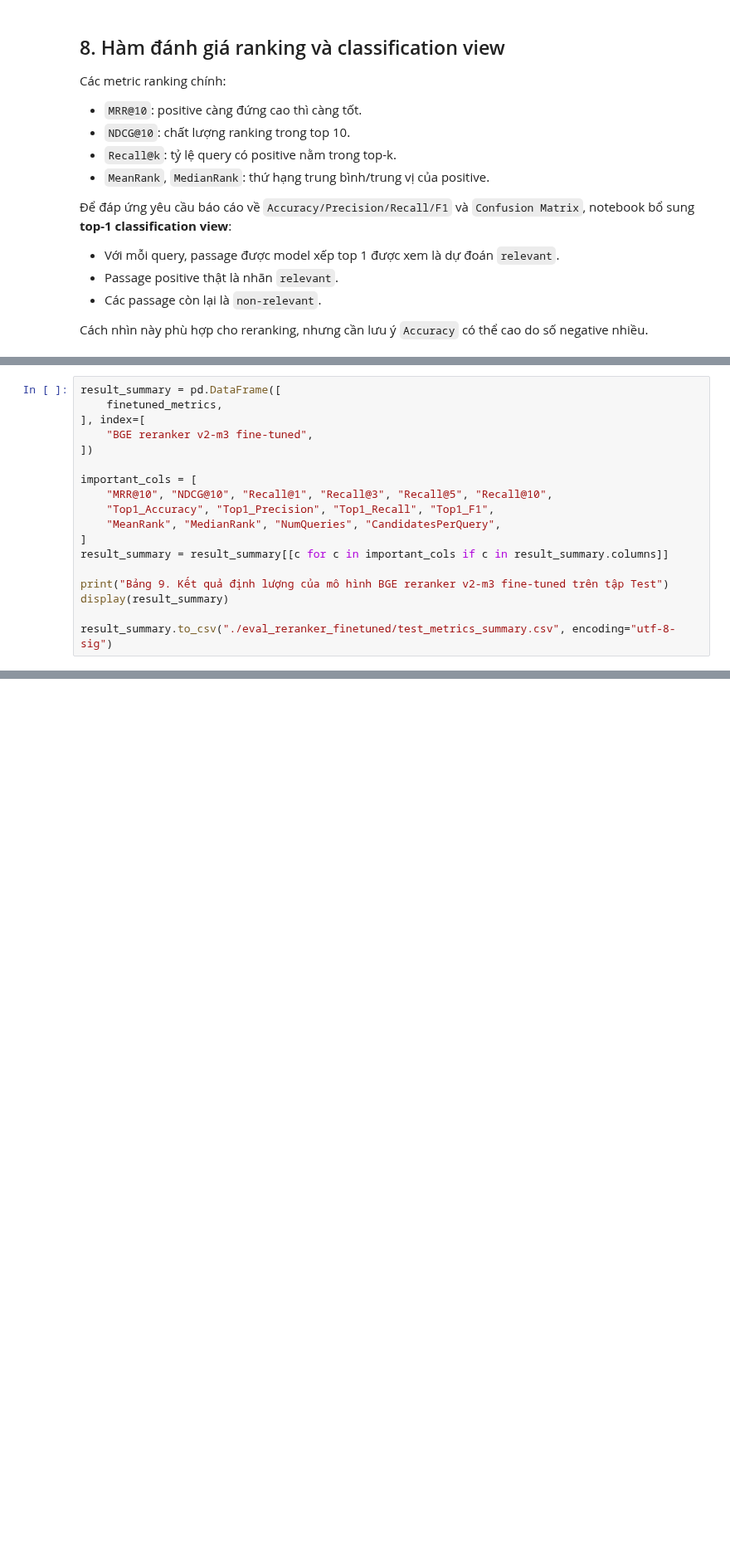
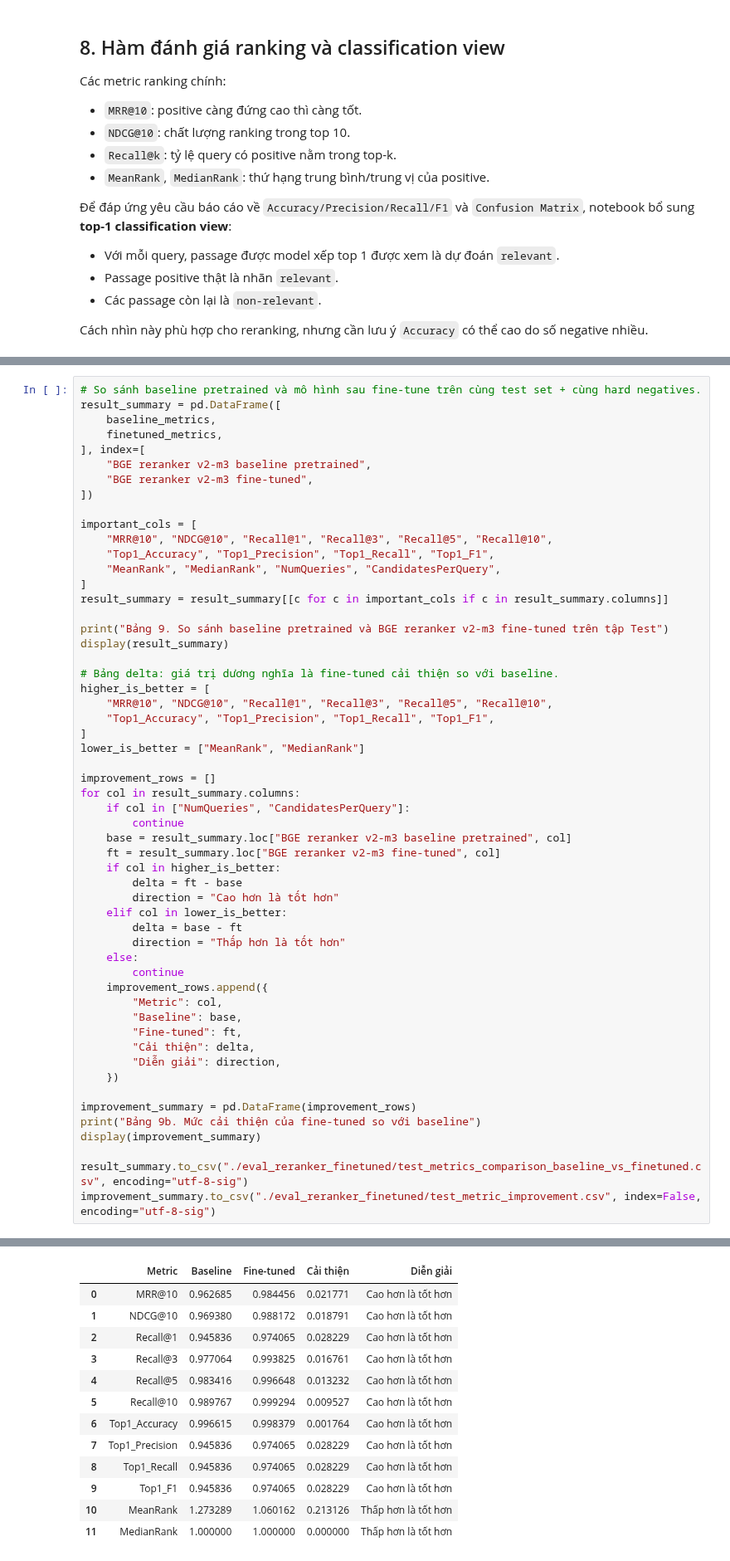
Before and after one commit to cyhapun/Vietnam-Legal-QA-System, a Jupyter notebook: fine-tuning/reranking/notebooks/reranker_bge_v2_m3_finetuning.ipynb, the cells around one changed output, grey strips where cells are left out. Shown at 83% size. Cells and saved outputs as stored; diff of their text form; blank space fills up the shorter version.

```diff
--- a/fine-tuning/reranking/notebooks/reranker_bge_v2_m3_finetuning.ipynb
+++ b/fine-tuning/reranking/notebooks/reranker_bge_v2_m3_finetuning.ipynb
@@ -1078,9 +1583,12 @@ finetuned_details.to_csv("./eval_reranker_finetuned/error_details.csv", index=Fa
 
 Bảng này là kết quả của **một mô hình duy nhất** sau fine-tune. Kết quả so sánh với hai mô hình reranking khác sẽ được tổng hợp ở báo cáo nhóm.
 # %%
+# So sánh baseline pretrained và mô hình sau fine-tune trên cùng test set + cùng hard negatives.
 result_summary = pd.DataFrame([
+    baseline_metrics,
     finetuned_metrics,
 ], index=[
+    "BGE reranker v2-m3 baseline pretrained",
     "BGE reranker v2-m3 fine-tuned",
 ])
 
@@ -1091,7 +1599,42 @@ important_cols = [
 ]
 result_summary = result_summary[[c for c in important_cols if c in result_summary.columns]]
 
-print("Bảng 9. Kết quả định lượng của mô hình BGE reranker v2-m3 fine-tuned trên tập Test")
+print("Bảng 9. So sánh baseline pretrained và BGE reranker v2-m3 fine-tuned trên tập Test")
 display(result_summary)
 
-result_summary.to_csv("./eval_reranker_finetuned/test_metrics_summary.csv", encoding="utf-8-sig")
+# Bảng delta: giá trị dương nghĩa là fine-tuned cải thiện so với baseline.
+higher_is_better = [
+    "MRR@10", "NDCG@10", "Recall@1", "Recall@3", "Recall@5", "Recall@10",
+    "Top1_Accuracy", "Top1_Precision", "Top1_Recall", "Top1_F1",
+]
+lower_is_better = ["MeanRank", "MedianRank"]
+
+improvement_rows = []
+for col in result_summary.columns:
+    if col in ["NumQueries", "CandidatesPerQuery"]:
+        continue
+    base = result_summary.loc["BGE reranker v2-m3 baseline pretrained", col]
+    ft = result_summary.loc["BGE reranker v2-m3 fine-tuned", col]
+    if col in higher_is_better:
+        delta = ft - base
+        direction = "Cao hơn là tốt hơn"
+    elif col in lower_is_better:
+        delta = base - ft
+        direction = "Thấp hơn là tốt hơn"
+    else:
+        continue
+    improvement_rows.append({
+        "Metric": col,
+        "Baseline": base,
+        "Fine-tuned": ft,
+        "Cải thiện": delta,
+        "Diễn giải": direction,
+    })
+
+improvement_summary = pd.DataFrame(improvement_rows)
+print("Bảng 9b. Mức cải thiện của fine-tuned so với baseline")
+display(improvement_summary)
+
+result_summary.to_csv("./eval_reranker_finetuned/test_metrics_comparison_baseline_vs_finetuned.csv", encoding="utf-8-sig")
+improvement_summary.to_csv("./eval_reranker_finetuned/test_metric_improvement.csv", index=False, encoding="utf-8-sig")
+# %% [output]
@@ -1098 +1646,14 @@ result_summary.to_csv("./eval_reranker_finetuned/test_metrics_summary.csv", enco
+|  | Metric | Baseline | Fine-tuned | Cải thiện | Diễn giải |
+| 0 | MRR@10 | 0.962685 | 0.984456 | 0.021771 | Cao hơn là tốt hơn |
+| 1 | NDCG@10 | 0.969380 | 0.988172 | 0.018791 | Cao hơn là tốt hơn |
+| 2 | Recall@1 | 0.945836 | 0.974065 | 0.028229 | Cao hơn là tốt hơn |
+| 3 | Recall@3 | 0.977064 | 0.993825 | 0.016761 | Cao hơn là tốt hơn |
+| 4 | Recall@5 | 0.983416 | 0.996648 | 0.013232 | Cao hơn là tốt hơn |
+| 5 | Recall@10 | 0.989767 | 0.999294 | 0.009527 | Cao hơn là tốt hơn |
+| 6 | Top1_Accuracy | 0.996615 | 0.998379 | 0.001764 | Cao hơn là tốt hơn |
+| 7 | Top1_Precision | 0.945836 | 0.974065 | 0.028229 | Cao hơn là tốt hơn |
+| 8 | Top1_Recall | 0.945836 | 0.974065 | 0.028229 | Cao hơn là tốt hơn |
+| 9 | Top1_F1 | 0.945836 | 0.974065 | 0.028229 | Cao hơn là tốt hơn |
+| 10 | MeanRank | 1.273289 | 1.060162 | 0.213126 | Thấp hơn là tốt hơn |
+| 11 | MedianRank | 1.000000 | 1.000000 | 0.000000 | Thấp hơn là tốt hơn |
 # %% [markdown]
```
Also changed, not shown: parts of 44 cells of this notebook.
